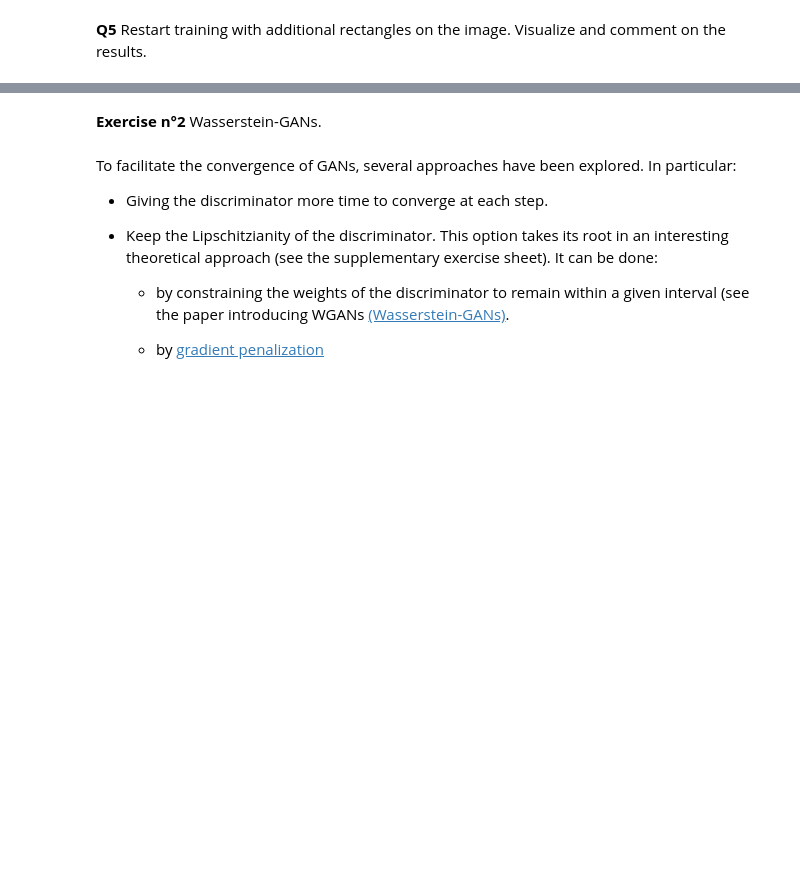
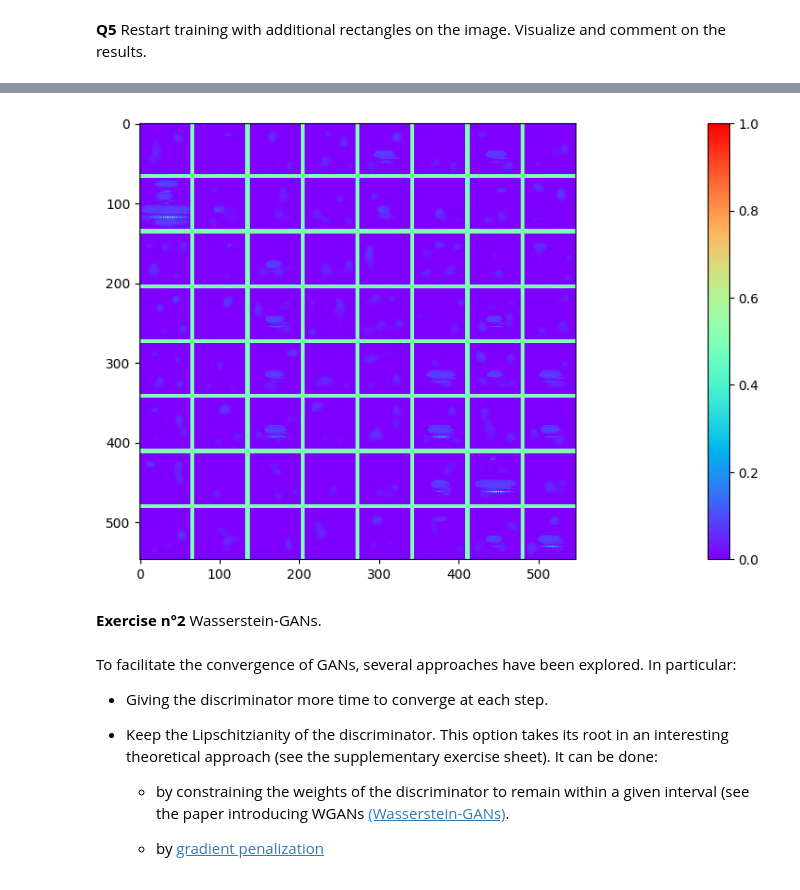
Before and after one commit to jramassa/ml-student, a Jupyter notebook: TP5/TP5_part2.ipynb, the cells around one changed output, grey strips where cells are left out. Saved outputs shown, nothing was run; the diff lists cells and outputs as text; code cells hidden in the pictures; blank space fills up the shorter version.

```diff
--- a/TP5/TP5_part2.ipynb
+++ b/TP5/TP5_part2.ipynb
@@ -288,3 +451,10 @@ voir_batch2D(z, 6, fig3, k=0, min_scale=0,max_scale=1)
+# %%
+# Propre versions (only cells)
+fig1 = plt.figure(1, figsize=(36, 6))
+batch = img_list[18]
+voir_batch2D(img_list[-1], 8, fig1, k=0, min_scale=0,max_scale=1)
+# %% [output]
+[figure, added]
 # %% [markdown]
 **Exercise n°2** Wasserstein-GANs.
 # %% [markdown]
```
Also changed, not shown: parts of 13 cells of this notebook.
